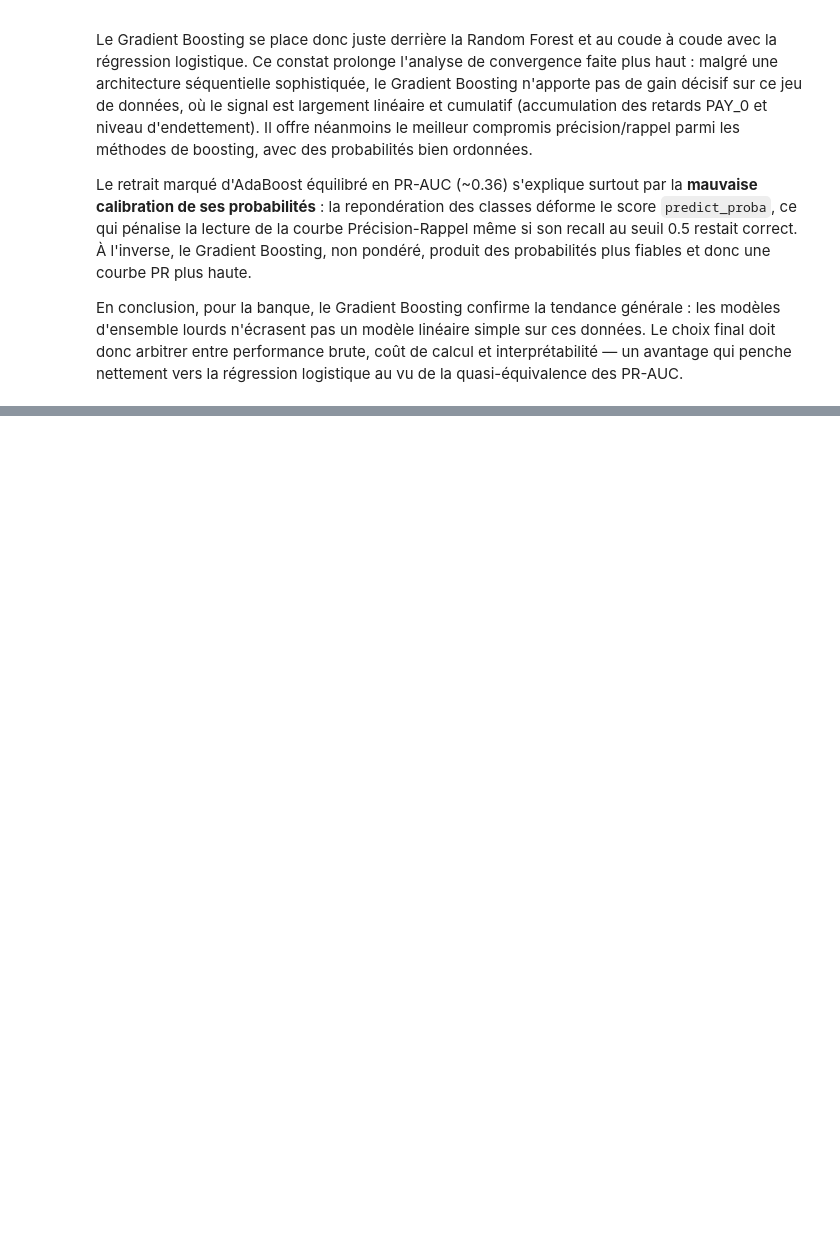
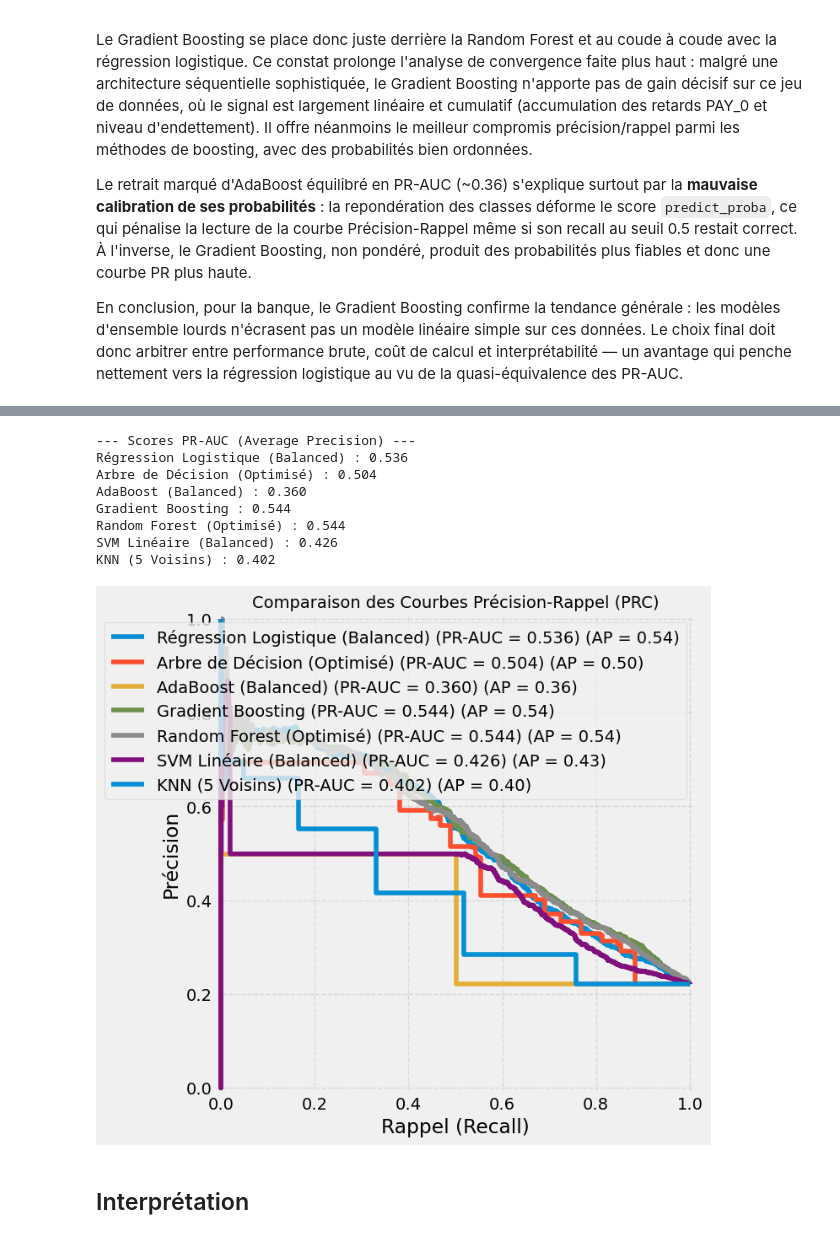
Before and after one commit to NdeyeAminataAida/Projet-AI28, a Jupyter notebook: notebook/project_credit_default.ipynb, the cells around one changed output, grey strips where cells are left out. Saved outputs shown, nothing was run; the diff lists cells and outputs as text; code cells hidden in the pictures; blank space fills up the shorter version.

Commit message:
Correction d ela structure du notebook et ajout d'une pipeline commune de comparaison d etous els modèles

```diff
--- a/notebook/project_credit_default.ipynb
+++ b/notebook/project_credit_default.ipynb
@@ -985,3 +990,31 @@ Le Gradient Boosting se place donc juste derrière la Random Forest et au coude
 Le retrait marqué d'AdaBoost équilibré en PR-AUC (~0.36) s'explique surtout par la **mauvaise calibration de ses probabilités** : la repondération des classes déforme le score `predict_proba`, ce qui pénalise la lecture de la courbe Précision-Rappel même si son recall au seuil 0.5 restait correct. À l'inverse, le Gradient Boosting, non pondéré, produit des probabilités plus fiables et donc une courbe PR plus haute.
 
 En conclusion, pour la banque, le Gradient Boosting confirme la tendance générale : les modèles d'ensemble lourds n'écrasent pas un modèle linéaire simple sur ces données. Le choix final doit donc arbitrer entre performance brute, coût de calcul et interprétabilité — un avantage qui penche nettement vers la régression logistique au vu de la quasi-équivalence des PR-AUC.
+# %%
+all_models = {
+    "Régression Logistique (Balanced)": md.build_logistic_model(class_weight='balanced'),
+    "Arbre de Décision (Optimisé)": md.build_decision_tree_model(max_depth=5, class_weight='balanced'),
+    "AdaBoost (Balanced)": md.build_adaboost_model(n_estimators=100, class_weight='balanced'),
+    "Gradient Boosting": md.build_gradient_boost_model(n_estimators=100, max_depth=3),
+    "Random Forest (Optimisé)": md.build_random_forest_model(n_estimators=150, max_depth=10, class_weight='balanced'),
+    "SVM Linéaire (Balanced)": md.build_svm_model(kernel='linear', C=1.0, class_weight='balanced'),
+    "KNN (5 Voisins)": md.build_knn_model(n_neighbors=5)
+}
+# %%
+# Dictionnaire pour collecter les objets pipelines une fois entraînés
+modeles_entraines = {}
+
+print("--- EXÉCUTION DE LA PIPELINE D'ÉVALUATION GLOBALE ---")
+
+for nom, pipeline in all_models.items():
+    print("\n" + "="*60)
+    print(f" ENTRAÎNEMENT & ÉVALUATION : {nom}")
+    print("="*60)
+
+    # Entraînement et affichage automatique des rapports de classification
+    pipeline_entrainee = ev.train_and_evaluate(pipeline, X_train, y_train, X_val, y_val)
+
+    # Sauvegarde de la pipeline entraînée pour l'étape graphique
+    modeles_entraines[nom] = pipeline_entrainee
+
+print("\n Tous les modèles ont été entraînés et évalués avec succès !")
@@ -987,0 +1039,15 @@ En conclusion, pour la banque, le Gradient Boosting confirme la tendance génér
+# %%
+# Appel de la fonction globale pour tracer le benchmark final des courbes PR-AUC
+ev.plot_models_pr_curves(modeles_entraines, X_val, y_val)
+# %% [output]
+--- Scores PR-AUC (Average Precision) ---
+Régression Logistique (Balanced) : 0.536
+Arbre de Décision (Optimisé) : 0.504
+AdaBoost (Balanced) : 0.360
+Gradient Boosting : 0.544
+Random Forest (Optimisé) : 0.544
+SVM Linéaire (Balanced) : 0.426
+KNN (5 Voisins) : 0.402
+[figure, added]
+# %% [markdown]
+## Interprétation
```
Also changed, not shown: parts of 46 cells of this notebook, 2 other files.
